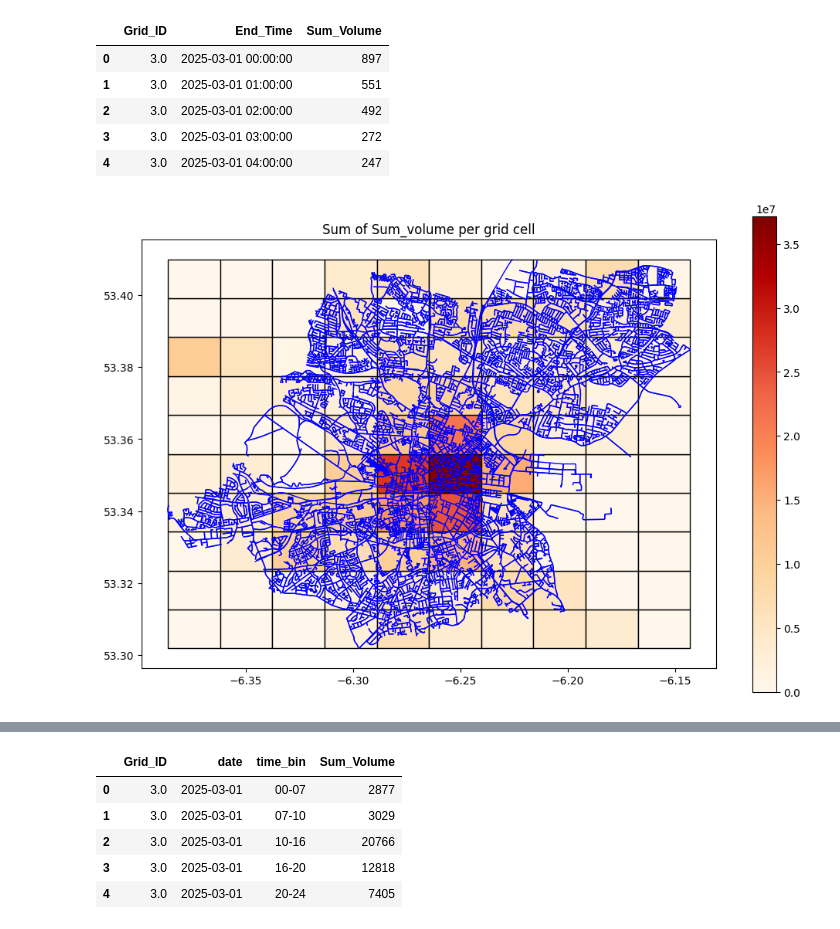
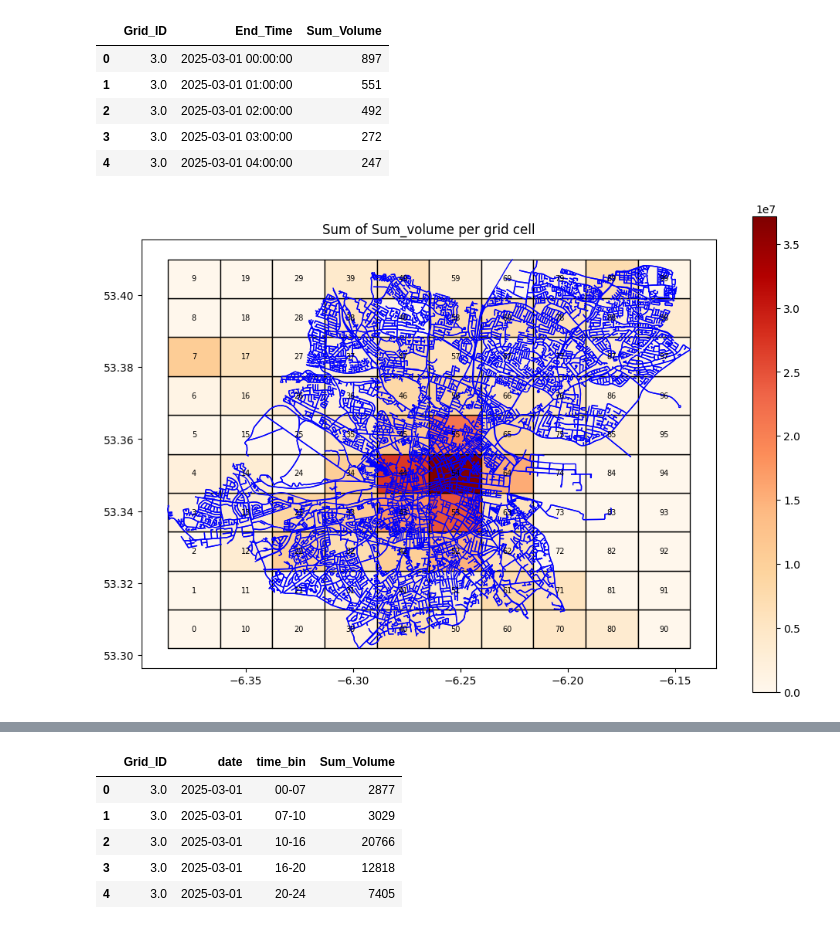
Before and after one commit to kirva123/Hackathon2025, a Jupyter notebook: Regional copy.ipynb, the cells around one changed output, grey strips where cells are left out. Saved outputs shown, nothing was run; the diff lists cells and outputs as text; code cells hidden in the pictures.

```diff
--- a/Regional copy.ipynb
+++ b/Regional copy.ipynb
@@ -91,7 +91,7 @@ for i in range(nx):
 
 grid = gpd.GeoDataFrame({'geometry': polygons}, crs=geo_edges.crs)
 # %%
-df_small = df[["End_Time","Site","Sum_Volume"]]  # only necessary columns
+df_small = df[["End_Time","Site","Detector","Sum_Volume"]]  # only necessary columns
 geo_small = geo_sites[['SiteID', 'geometry']]
 df_small['Site'] = df_small['Site'].astype('category')
 geo_small['SiteID'] = geo_small['SiteID'].astype('category')
@@ -137,9 +137,10 @@ gdf = gpd.GeoDataFrame(
 # %%
 # Spatial join points to grid boxes
 joined = gpd.sjoin(gdf, grid, how='left', predicate='within')
+joined = joined.rename(columns={"index_right": "Grid_ID"})
 
 # Sum Sum_volume per grid cell
-grid_sum = joined.groupby('index_right')['Sum_Volume'].sum()
+grid_sum = joined.groupby('Grid_ID')['Sum_Volume'].sum()
 
 # Assign sums to the grid GeoDataFrame
 grid['Sum_volume'] = grid_sum
@@ -184,11 +193,18 @@ joined_eval.head()
 # %%
 fig, ax = plt.subplots(1, 1, figsize=(12, 8))
 grid.plot(column='Sum_volume', ax=ax, cmap='OrRd', legend=True, edgecolor='k')
 geo_edges.plot(ax=ax, color='blue', linewidth=1, label='Edges')
+
+for idx, row in grid.iterrows():
+    if row.geometry is not None and not row.geometry.is_empty:
+        x, y = row.geometry.centroid.coords[0]
+        ax.text(x, y, str(row.name), fontsize=7, color="black",
+                ha="center", va="center")
+
 plt.title("Sum of Sum_volume per grid cell")
 plt.show()
 # %% [output]
-[figure, old version]
+[figure, new version]
 # %%
 import matplotlib.pyplot as plt
 import pandas as pd
```
Also changed, not shown: parts of 12 cells of this notebook.
